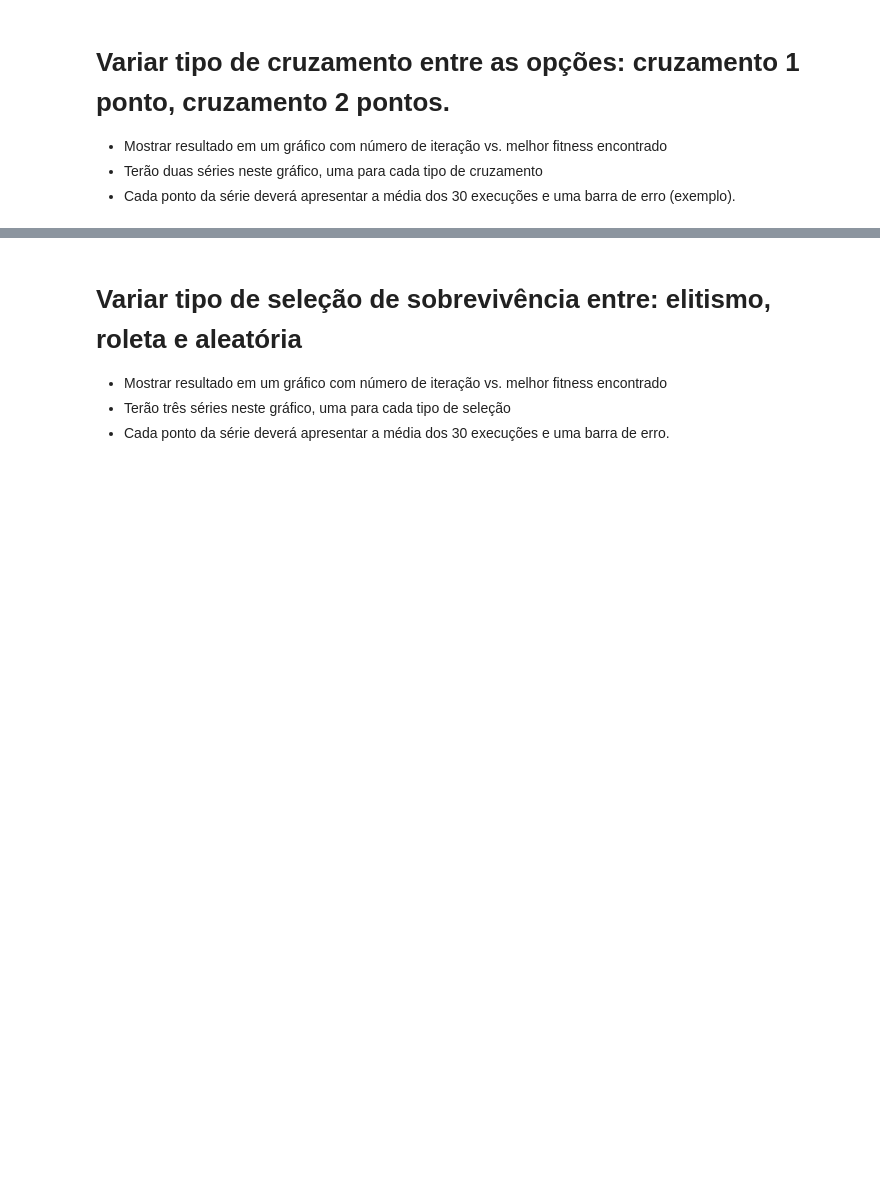
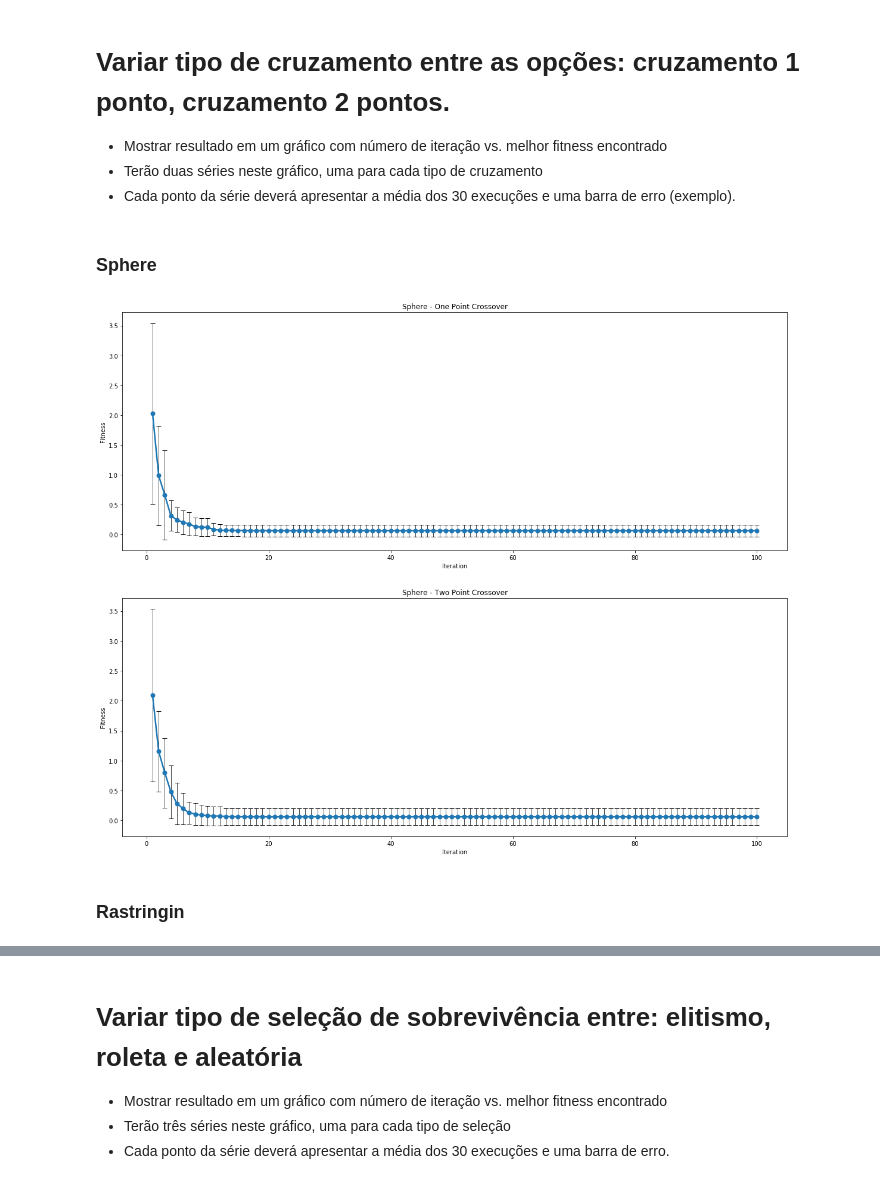
Before and after one commit to anthonyjatoba/bioinspired-optimization, a Jupyter notebook: GA.ipynb, the cells around one changed output, grey strips where cells are left out. Drawn from its saved outputs; the diff is of its cells as text; code cells hidden in the pictures; blank space fills up the shorter version.

```diff
--- a/GA.ipynb
+++ b/GA.ipynb
@@ -188,3 +188,9 @@ plt.show()
 * Mostrar resultado em um gráfico com número de iteração vs. melhor fitness encontrado
 * Terão duas séries neste gráfico, uma para cada tipo de cruzamento
 * Cada ponto da série deverá apresentar a média dos 30 execuções e uma barra de erro (exemplo).
+# %%
+num_gen=100
+num_exec=30
+x = np.arange(1, num_gen+1, 1) # iteration number array
+# %% [markdown]
+### Sphere
@@ -190,0 +236,19 @@ plt.show()
+# %%
+plt.figure(figsize=(20, 25))
+
+plt.subplot(3, 1, 1)
+plt.errorbar(x, np.array(sphere_iter_mean_1), np.array(sphere_iter_std_1), ms=7, lw=2.5, marker="o", capsize=4, ecolor="black", elinewidth=0.7)
+plt.title('Sphere - One Point Crossover')
+plt.ylabel("Fitness")
+plt.xlabel("Iteration")
+
+plt.subplot(3, 1, 2)
+plt.errorbar(x, np.array(sphere_iter_mean_2), np.array(sphere_iter_std_2), ms=7, lw=2.5, marker="o", capsize=4, ecolor="black", elinewidth=0.7)
+plt.title('Sphere - Two Point Crossover')
+plt.ylabel("Fitness")
+plt.xlabel("Iteration")
+plt.show()
+# %% [output]
+[figure, added]
+# %% [markdown]
+### Rastringin
```
Also changed, not shown: parts of 14 cells of this notebook, 1 other file.
